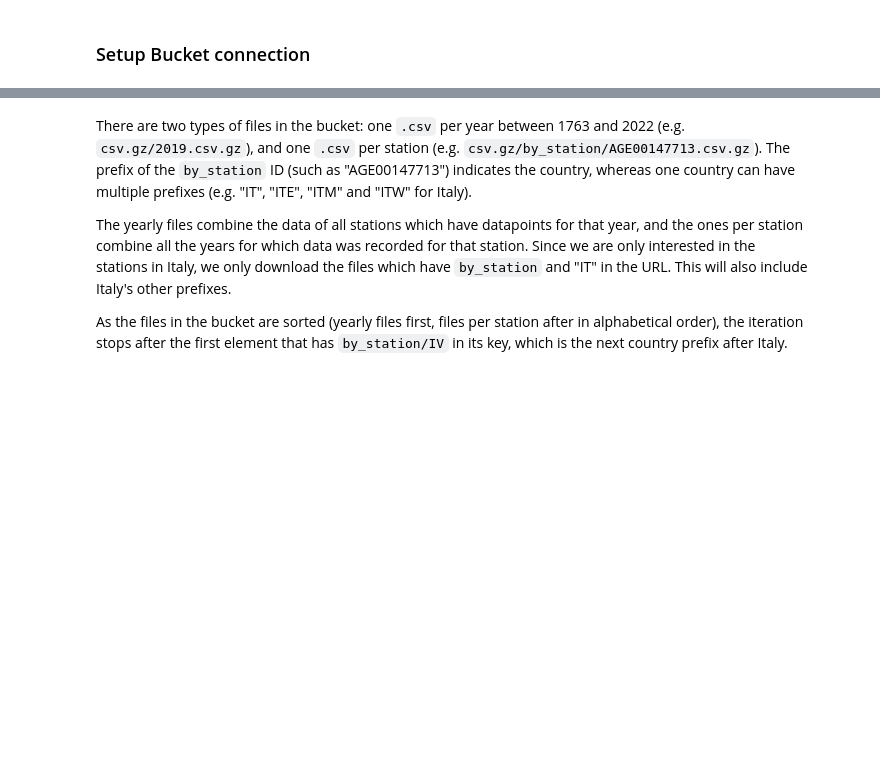
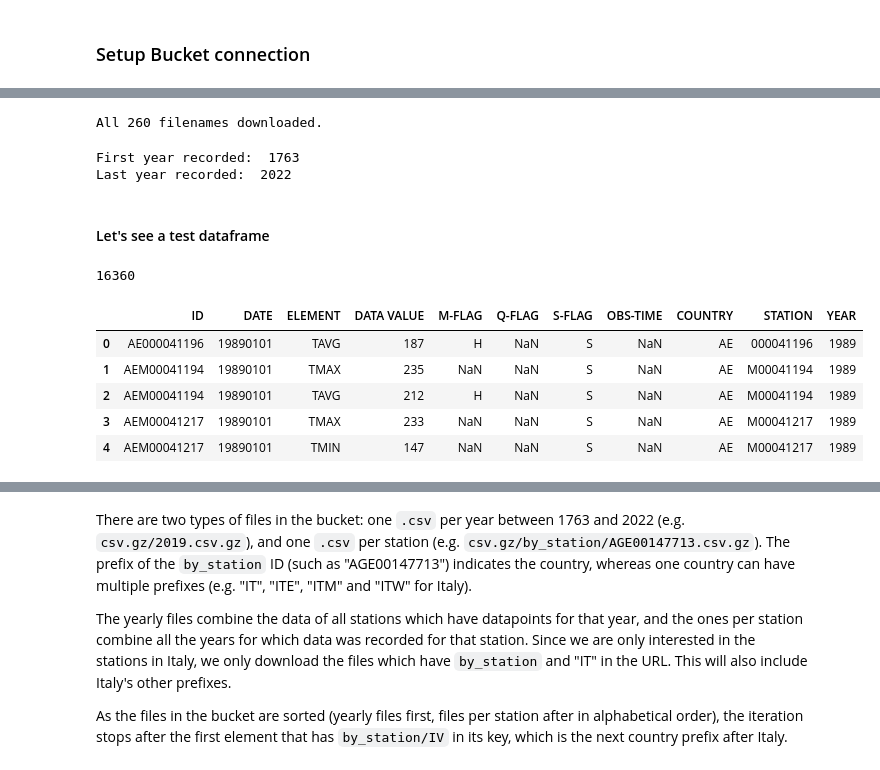
Before and after one commit to LeliaE/climateScience, a Jupyter notebook: Weather_Report.ipynb, the cells around one changed output, grey strips where cells are left out. Cells and saved outputs as stored; diff of their text form; code cells hidden in the pictures; blank space fills up the shorter version.

```diff
--- a/Weather_Report.ipynb
+++ b/Weather_Report.ipynb
@@ -39,0 +71,23 @@ bucket = s3_resource.Bucket('noaa-ghcn-pds')
+# %%
+years = []
+for obj in bucket.objects.all():
+    if 'by_station' not in obj.key:
+        _, filename = os.path.split(obj.key)
+        local_path = data_root + filename
+        if not os.path.isfile(local_path):
+            #print(filename, ' downloaded')
+            years.append(filename.split('.')[0])
+            s3_client.download_file('noaa-ghcn-pds', obj.key, local_path)
+    else:
+        break
+
+print("All {} filenames downloaded.".format(len(years)))
+# %% [output]
+All 260 filenames downloaded.
+# %%
+list(map(int, years))
+print('First year recorded: ', min(years))
+print('Last year recorded: ', max(years))
+# %% [output]
+First year recorded:  1763
+Last year recorded:  2022
@@ -39,0 +131,16 @@ bucket = s3_resource.Bucket('noaa-ghcn-pds')
+# %% [markdown]
+#### Let's see a test dataframe
+# %%
+gc.collect()
+# %% [output]
+16360
+# %%
+df_1989 = load_df(1989)
+df_1989.head()
+# %% [output]
+|  | ID | DATE | ELEMENT | DATA VALUE | M-FLAG | Q-FLAG | S-FLAG | OBS-TIME | COUNTRY | STATION | YEAR |
+| 0 | AE000041196 | 19890101 | TAVG | 187 | H | NaN | S | NaN | AE | 000041196 | 1989 |
+| 1 | AEM00041194 | 19890101 | TMAX | 235 | NaN | NaN | S | NaN | AE | M00041194 | 1989 |
+| 2 | AEM00041194 | 19890101 | TAVG | 212 | H | NaN | S | NaN | AE | M00041194 | 1989 |
+| 3 | AEM00041217 | 19890101 | TMAX | 233 | NaN | NaN | S | NaN | AE | M00041217 | 1989 |
+| 4 | AEM00041217 | 19890101 | TMIN | 147 | NaN | NaN | S | NaN | AE | M00041217 | 1989 |
```
Also changed, not shown: parts of 51 cells of this notebook.
